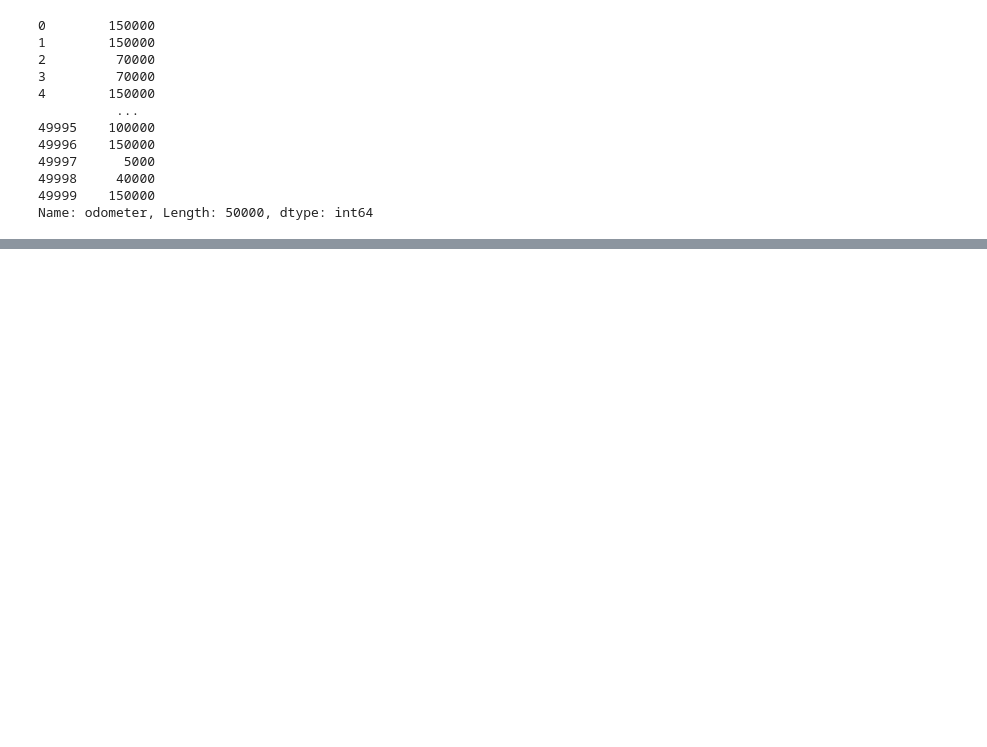
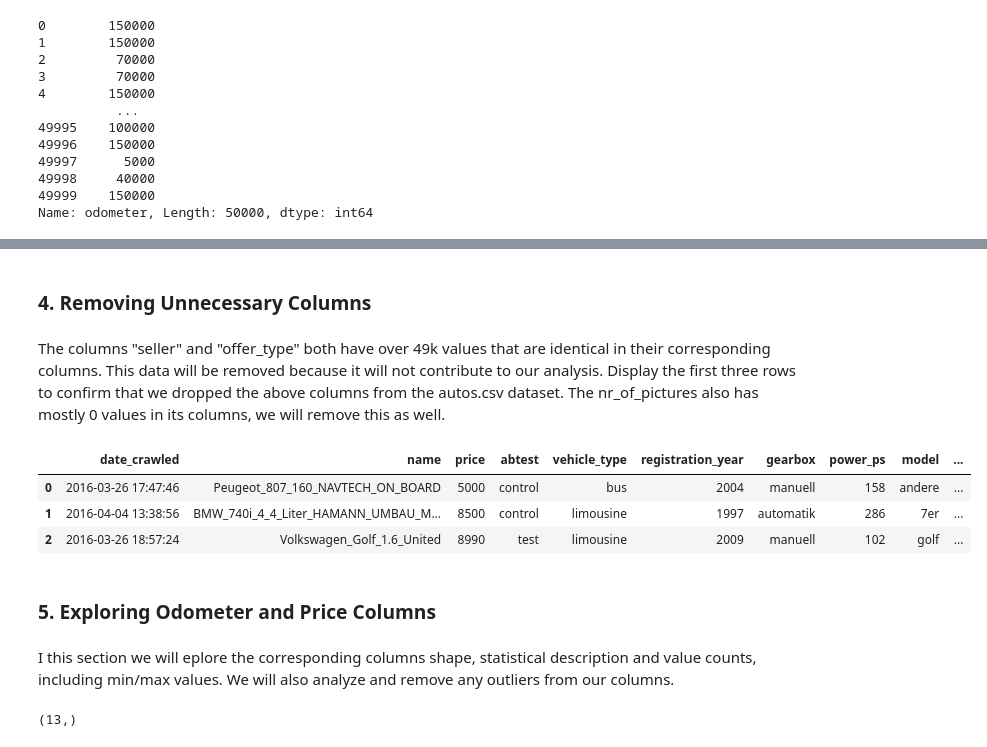
Before and after one commit to pavelbrn/DataQuestProjects, a Jupyter notebook: Project3_Ebay_Car_Sales/Exploring-Ebay-Car-Sales-Data.ipynb, the cells around one changed output, grey strips where cells are left out. Drawn from its saved outputs; the diff is of its cells as text; code cells hidden in the pictures; blank space fills up the shorter version.

```diff
--- a/Project3_Ebay_Car_Sales/Exploring-Ebay-Car-Sales-Data.ipynb
+++ b/Project3_Ebay_Car_Sales/Exploring-Ebay-Car-Sales-Data.ipynb
@@ -259,0 +259,28 @@ autos.head()
+# %% [markdown]
+### 4. Removing Unnecessary Columns
+# %% [markdown]
+The columns "seller" and "offer_type" both have over 49k values that are identical in their corresponding columns. This data will be removed because it will not contribute to our analysis. Display the first three rows to confirm that we dropped the above columns from the autos.csv dataset.
+The nr_of_pictures also has mostly 0 values in its columns, we will remove this as well.
+# %%
+autos = autos.drop("seller",axis = 1)
+autos = autos.drop("offer_type",axis = 1)
+autos = autos.drop("nr_of_pictures", axis = 1)
+
+autos.head(3)
+# %% [output]
+|  | date_crawled | name | price | abtest | vehicle_type | registration_year | gearbox | power_ps | model | ... |
+| 0 | 2016-03-26 17:47:46 | Peugeot_807_160_NAVTECH_ON_BOARD | 5000 | control | bus | 2004 | manuell | 158 | andere | ... |
+| 1 | 2016-04-04 13:38:56 | BMW_740i_4_4_Liter_HAMANN_UMBAU_M... | 8500 | control | limousine | 1997 | automatik | 286 | 7er | ... |
+| 2 | 2016-03-26 18:57:24 | Volkswagen_Golf_1.6_United | 8990 | test | limousine | 2009 | manuell | 102 | golf | ... |
+# %% [markdown]
+### 5. Exploring Odometer and Price Columns
+# %% [markdown]
+I this section we will eplore the corresponding columns shape, statistical description and value counts, including min/max values. We will also analyze and remove any outliers from our columns.
+# %%
+# Extract the column:
+odometer_col = autos["odometer_km"]
+
+# Shape tupule: (rows, colums)
+odometer_col.unique().shape
+# %% [output]
+(13,)
```
Also changed, not shown: parts of 32 cells of this notebook.
